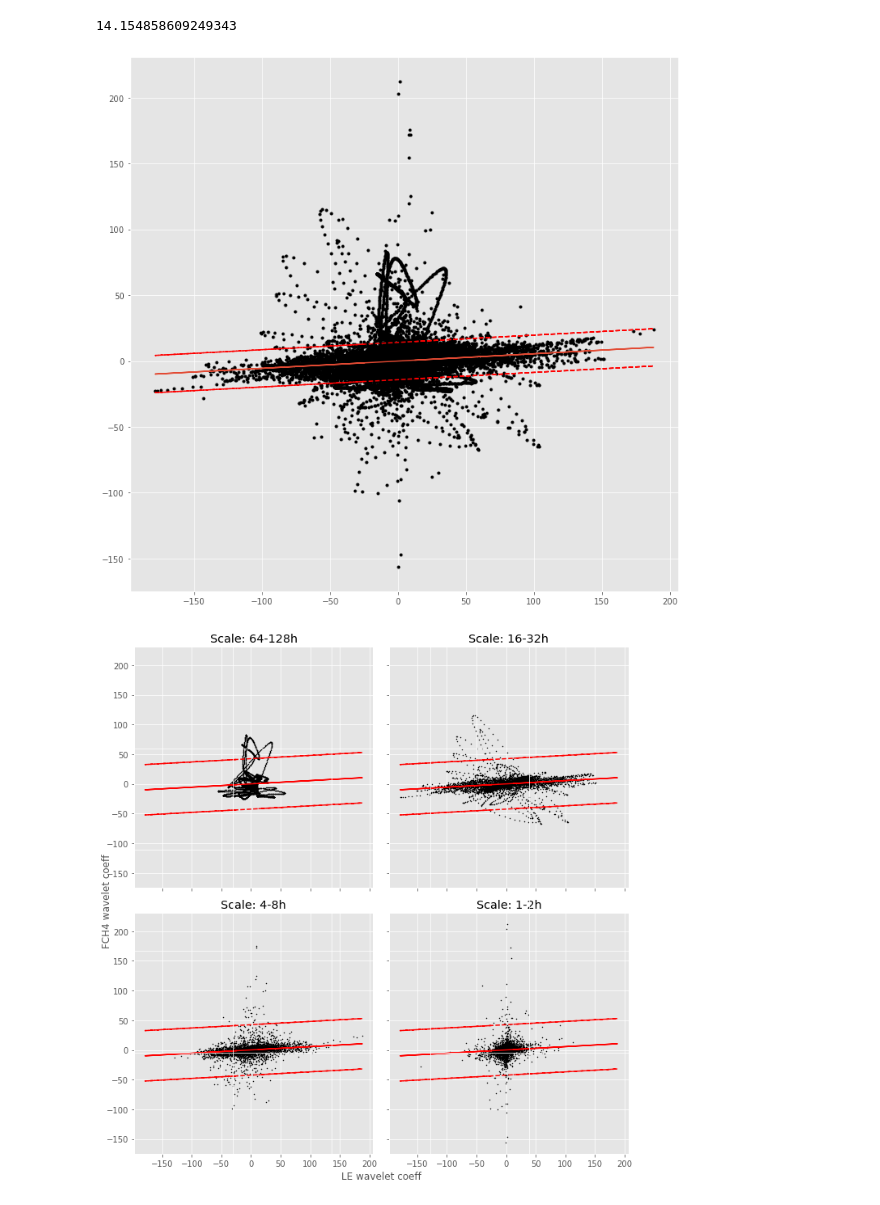
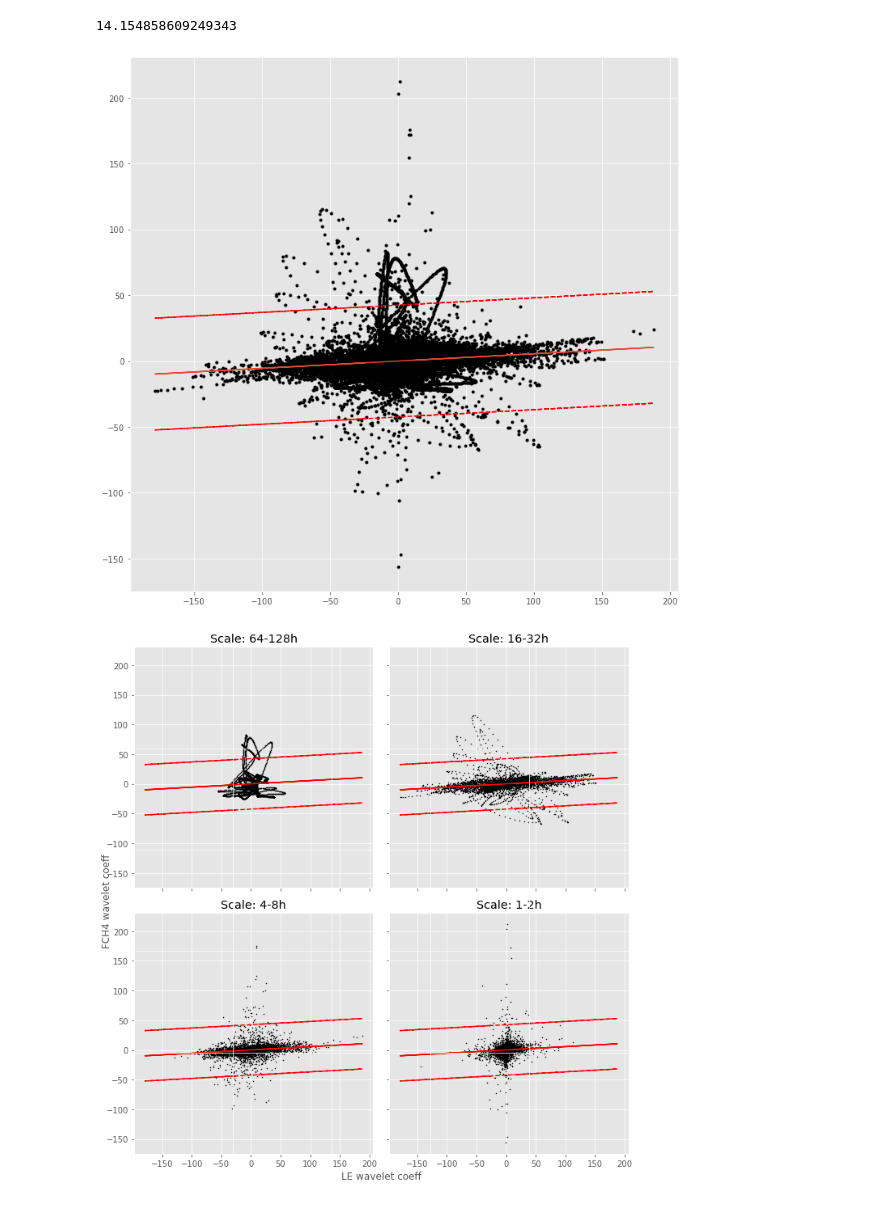
Before and after one commit to ottobriner/wavelet-partition, a Jupyter notebook: FLX_JP-BBY.ipynb, the cells around one changed output. Cells and saved outputs as stored; diff of their text form; code cells hidden in the pictures.

```diff
--- a/FLX_JP-BBY.ipynb
+++ b/FLX_JP-BBY.ipynb
@@ -124,7 +110,7 @@ df.loc[dfw.index, 'LE_w0':'LE_w3']
 # %%
 # flatten lists of wavelet coefficients
-cMflat = np.concatenate(csumM).ravel(order = 'F').reshape(-1, 1)
-cLEflat = np.concatenate(csumLE).ravel(order = 'F').reshape(-1, 1)
+cMflat = np.concatenate(csumM).ravel().reshape(-1, 1)
+cLEflat = np.concatenate(csumLE).ravel().reshape(-1, 1)
 # %%
 LS = LinearRegression().fit(cLEflat, cMflat)
 # %%
@@ -138,14 +133,14 @@ rmsd
 # %%
 fig, ax = plt.subplots(1, 1, figsize = (12,12))
 
 ax.plot(cLEflat, cMflat, 'k.',
         cLEflat, LS.predict(cLEflat),
-        cLEflat, LS.predict(cLEflat) + rmsd, 'r--',
-        cLEflat, LS.predict(cLEflat) - rmsd, 'r--')
+        cLEflat, LS.predict(cLEflat) + 3*rmsd, 'r--',
+        cLEflat, LS.predict(cLEflat) - 3*rmsd, 'r--')
 
 plt.show()
 # %% [output]
-[figure, old version]
+[figure, new version]
 # %%
 cMpd = pd.DataFrame(csumM).transpose()
 cLEpd = pd.DataFrame(csumLE).transpose()
```
Also changed, not shown: parts of 8 cells of this notebook, 1 other file.
